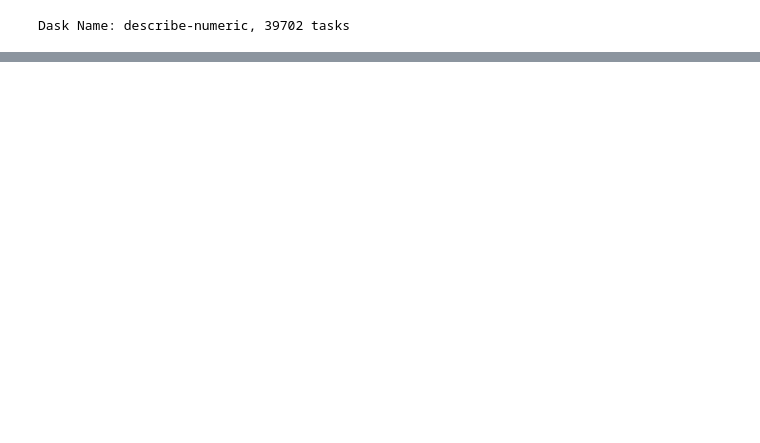
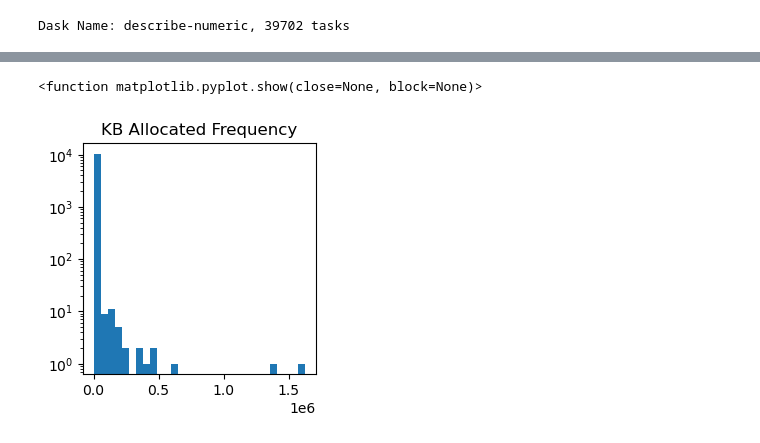
Before and after one commit to tairaeli/ICER_user_data_analytics, a Jupyter notebook: data_insights_GL.ipynb, the cells around one changed output, grey strips where cells are left out. Saved outputs shown, nothing was run; the diff lists cells and outputs as text; code cells hidden in the pictures; blank space fills up the shorter version.

```diff
--- a/data_insights_GL.ipynb
+++ b/data_insights_GL.ipynb
@@ -64 +71,9 @@ sampled_pdf
+# %%
+plt.figure(figsize=(3,3))
+plt.hist(sampled_pdf["KB Allocated"], bins=30, log=True)
+plt.title("KB Allocated Frequency")
+plt.show
+# %% [output]
+<function matplotlib.pyplot.show(close=None, block=None)>
+[figure, added]
 # %%
```
Also changed, not shown: parts of 11 cells of this notebook.
